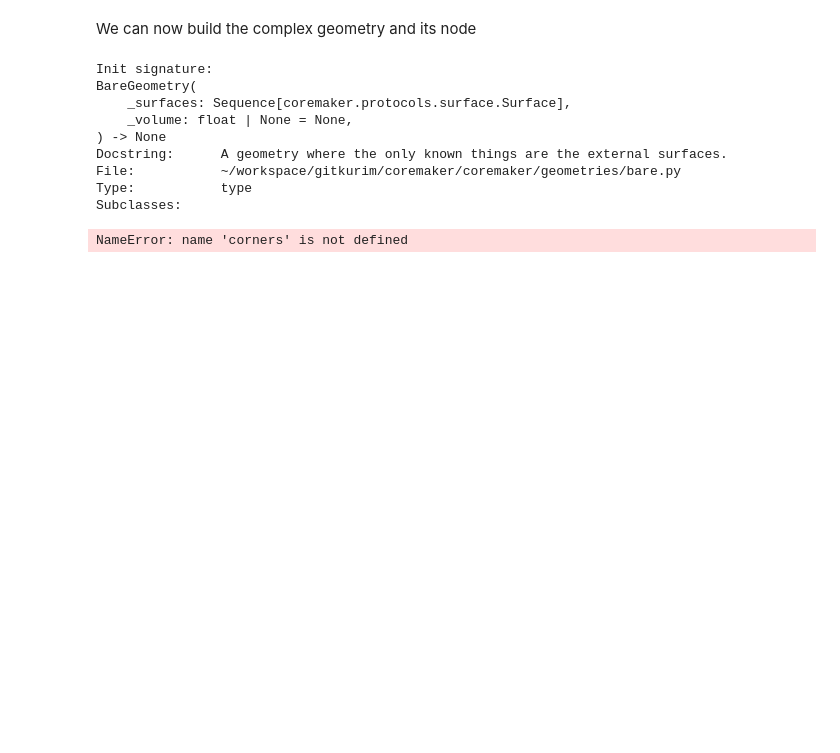
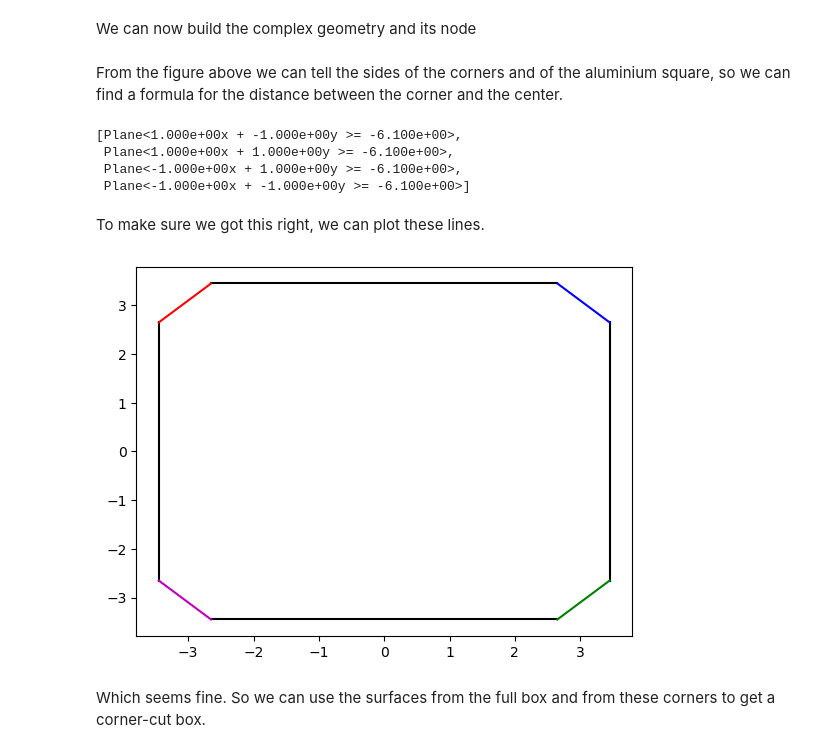
Before and after one commit to ramp-nuclear/coremaker, a Jupyter notebook: docs/source/Element Examples.ipynb, the cells around one changed output. Cells and saved outputs as stored; diff of their text form; code cells hidden in the pictures; blank space fills up the shorter version.

```diff
--- a/docs/source/Element Examples.ipynb
+++ b/docs/source/Element Examples.ipynb
@@ -90,16 +97,4 @@ endbox_leg_flow = Node(geometry=endbox_cyl, mixture=water)
 pool_node = Node(geometry=infiniteGeometry, mixture=water)
 # %% [markdown]
 We can now build the complex geometry and its node
-# %%
-BareGeometry?
-# %% [output]
-Init signature:
-BareGeometry(
-    _surfaces: Sequence[coremaker.protocols.surface.Surface],
-    _volume: float | None = None,
-) -> None
-Docstring:      A geometry where the only known things are the external surfaces.
-File:           ~/workspace/gitkurim/coremaker/coremaker/geometries/bare.py
-Type:           type
-Subclasses:
 # %%
@@ -108,9 +102,52 @@ endbox_full = BoxGeometry(center=(0, 0, 0),
+# %% [markdown]
+From the figure above we can tell the sides of the corners and of the aluminium square, so we can find a formula for the distance between the corner and the center.
 # %%
-d =
-corners = Plane(1, 1, 0, d)
+square_side = 69e-1  # cm
+corner_side = 8e-1  # cm
+z_height = 145e-1
+b = corner_side*math.sqrt(2)
+a = 1
+c = (corner_side ** 2 - square_side ** 2) / 2
+determinant = b ** 2 - 4*a*c
+d = math.sqrt(2) * (-b + math.sqrt(determinant)) / (2*a)
+triangle_volume = z_height * b ** 2 / 2
+corners = [Plane(1, -1, 0, -d), Plane(1, 1, 0, -d), -Plane(1, -1, 0, d), -Plane(1, 1, 0, d)]
+corners
+# %% [output]
+[Plane<1.000e+00x + -1.000e+00y >= -6.100e+00>,
+ Plane<1.000e+00x + 1.000e+00y >= -6.100e+00>,
+ Plane<-1.000e+00x + 1.000e+00y >= -6.100e+00>,
+ Plane<-1.000e+00x + -1.000e+00y >= -6.100e+00>]
+# %% [markdown]
+To make sure we got this right, we can plot these lines.
+# %%
+plt.figure()
+bl = np.array([-square_side/2 + corner_side, -square_side/2])
+br = np.array([square_side/2 - corner_side, -square_side/2])
+tl = np.array([-square_side/2 + corner_side, square_side/2])
+tr = np.array([square_side/2 - corner_side, square_side/2])
+lb = np.array([-square_side/2, -square_side/2 + corner_side])
+lt = np.array([-square_side/2, square_side/2 - corner_side])
+rb = np.array([square_side/2, -square_side/2 + corner_side])
+rt = np.array([square_side/2, square_side/2 - corner_side])
+
+def p1(x): return x + d
+def p2(x): return -x - d
+def p3(x): return x - d
+def p4(x): return -x + d
+
+for v1, v2 in [(bl, br), (tl, tr), (lb, lt), (rb, rt)]:
+    x, y = zip(v1, v2)
+    plt.plot(x, y, 'k')
+
+for v1, v2, f, c in [(tr, rt, p4, 'b'), (lt, tl, p1, 'r'), (lb, bl, p2, 'm'), (br, rb, p3, 'g')]:
+    x = np.array([v1[0], v2[0]])
+    y = f(x)
+    plt.plot(x, y, c)
+# %% [output]
+[figure, added]
+# %% [markdown]
+Which seems fine. So we can use the surfaces from the full box and from these corners to get a corner-cut box.
 # %%
-endbox_cut_corners = BareGeometry(
-    surfaces=list(endbox_full.surfaces) + corners,
-    volume=endbox_full.volume - 4 * triangle_volume)
+endbox_cut_corners = BareGeometry(list(endbox_full.surfaces) + corners, _volume=endbox_full.volume - 4 * triangle_volume)
+endbox_box_node = Node(endbox_cut_corners, mixture=al6061)
-# %% [output]
-NameError: name 'corners' is not defined
```
Also changed, not shown: parts of 8 cells of this notebook, 6 other files.
